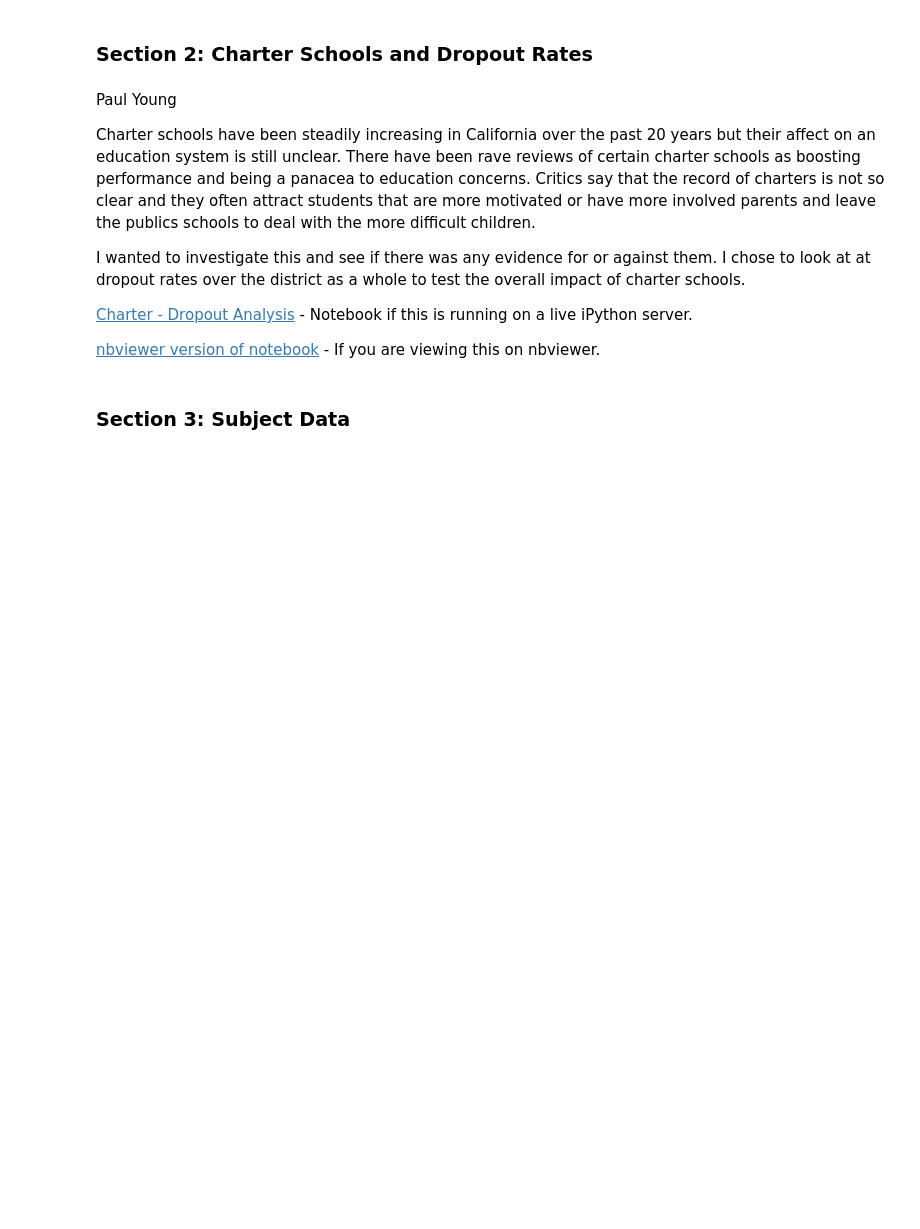
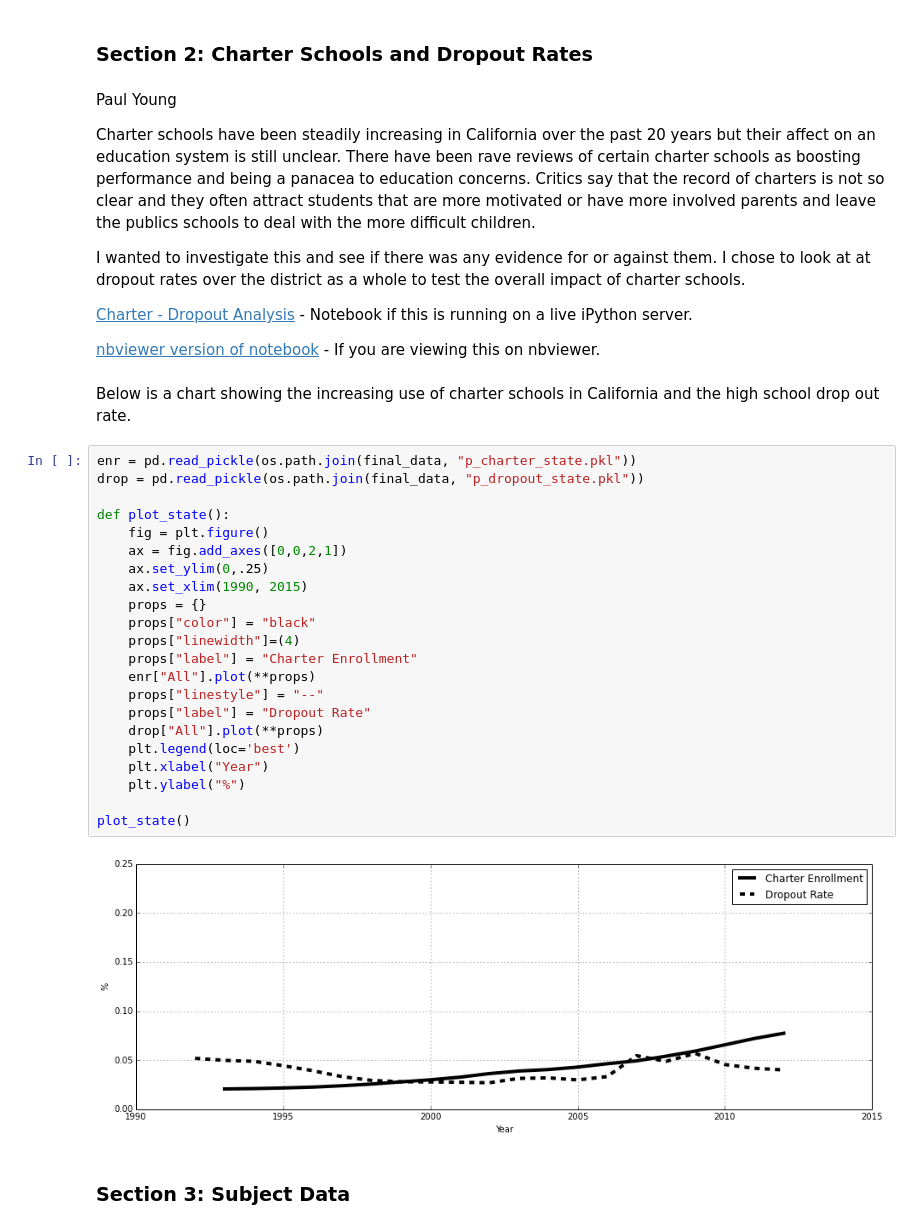
Before and after one commit to PaulAYoung/WWOD-final-project, a Jupyter notebook: notebooks/california_education_s1.ipynb, the cells around one changed output. Saved outputs shown, nothing was run; the diff lists cells and outputs as text; blank space fills up the shorter version.

```diff
--- a/notebooks/california_education_s1.ipynb
+++ b/notebooks/california_education_s1.ipynb
@@ -65,6 +76,32 @@ I wanted to investigate this and see if there was any evidence for or against th
 [Charter - Dropout Analysis](CharterInfo.ipynb) - Notebook if this is running on a live iPython server.
 
 [nbviewer version of notebook](http://nbviewer.ipython.org/github/PaulAYoung/WWOD-final-project/blob/master/notebooks/CharterInfo.ipynb) - If you are viewing this on nbviewer.
+# %% [markdown]
+Below is a chart showing the increasing use of charter schools in California and the high school drop out rate.
+# %%
+enr = pd.read_pickle(os.path.join(final_data, "p_charter_state.pkl"))
+drop = pd.read_pickle(os.path.join(final_data, "p_dropout_state.pkl"))
+
+def plot_state():
+    fig = plt.figure()
+    ax = fig.add_axes([0,0,2,1])
+    ax.set_ylim(0,.25)
+    ax.set_xlim(1990, 2015)
+    props = {}
+    props["color"] = "black"
+    props["linewidth"]=(4)
+    props["label"] = "Charter Enrollment"
+    enr["All"].plot(**props)
+    props["linestyle"] = "--"
+    props["label"] = "Dropout Rate"
+    drop["All"].plot(**props)
+    plt.legend(loc='best')
+    plt.xlabel("Year")
+    plt.ylabel("%")
+
+plot_state()
+# %% [output]
+[figure, added]
 # %% [markdown]
 ### Section 3: Subject Data
 # %% [markdown]
```
Also changed, not shown: parts of 8 cells of this notebook, 1 other file.
